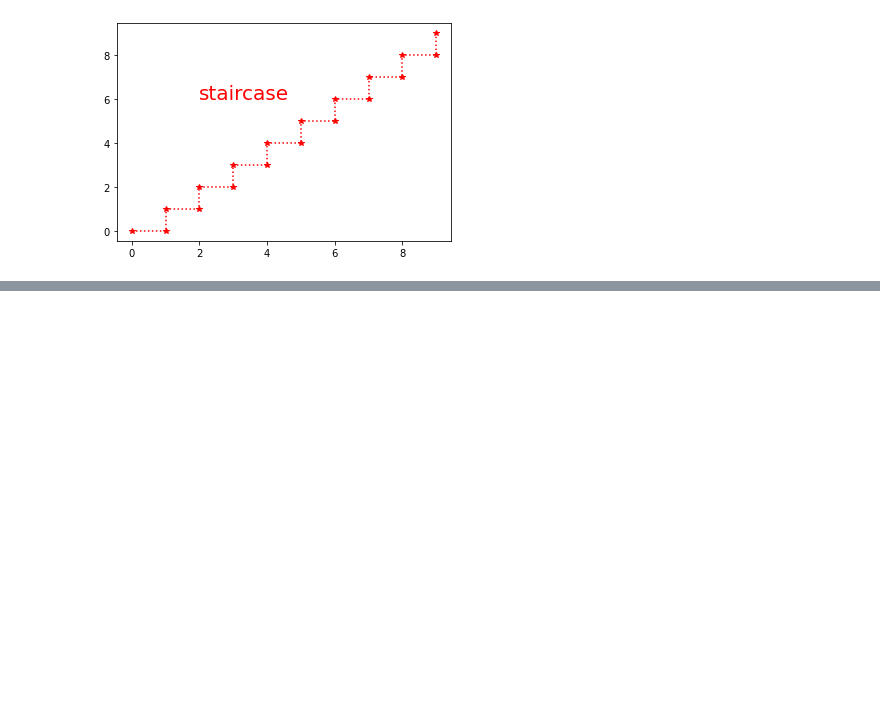
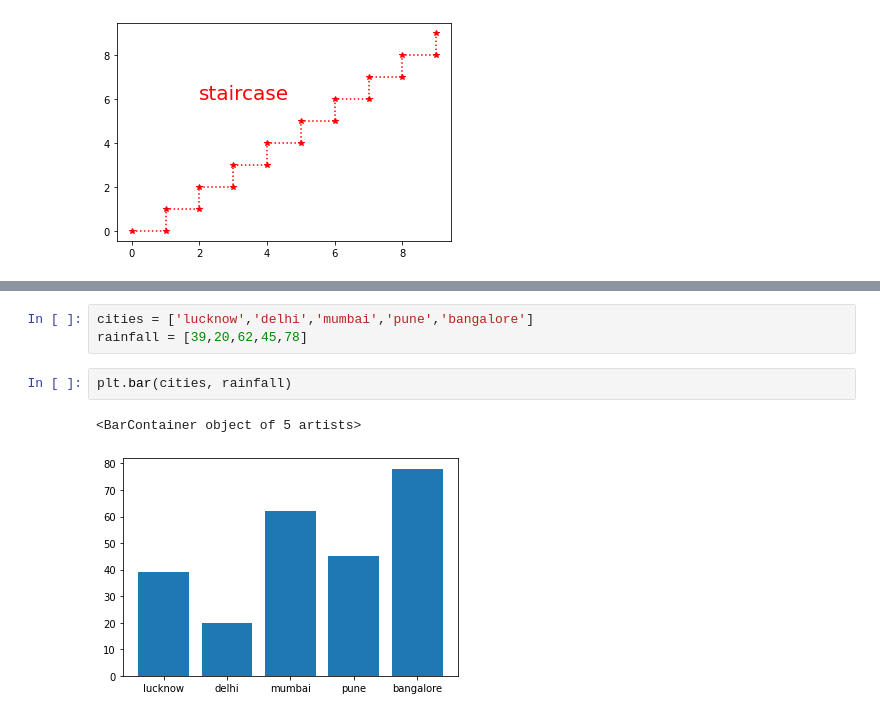
Before and after one commit to digipodium/DP-APR-PY-DS-22-WSS-500, a Jupyter notebook: datascience/visualization_basics.ipynb, the cells around one changed output, grey strips where cells are left out. Saved outputs shown, nothing was run; the diff lists cells and outputs as text; blank space fills up the shorter version.

```diff
--- a/datascience/visualization_basics.ipynb
+++ b/datascience/visualization_basics.ipynb
@@ -29,0 +56,8 @@ plt.plot(x,y,'r*:')
+# %%
+cities = ['lucknow','delhi','mumbai','pune','bangalore']
+rainfall = [39,20,62,45,78]
+# %%
+plt.bar(cities, rainfall)
+# %% [output]
+<BarContainer object of 5 artists>
+[figure, added]
```
Also changed, not shown: parts of 17 cells of this notebook.
